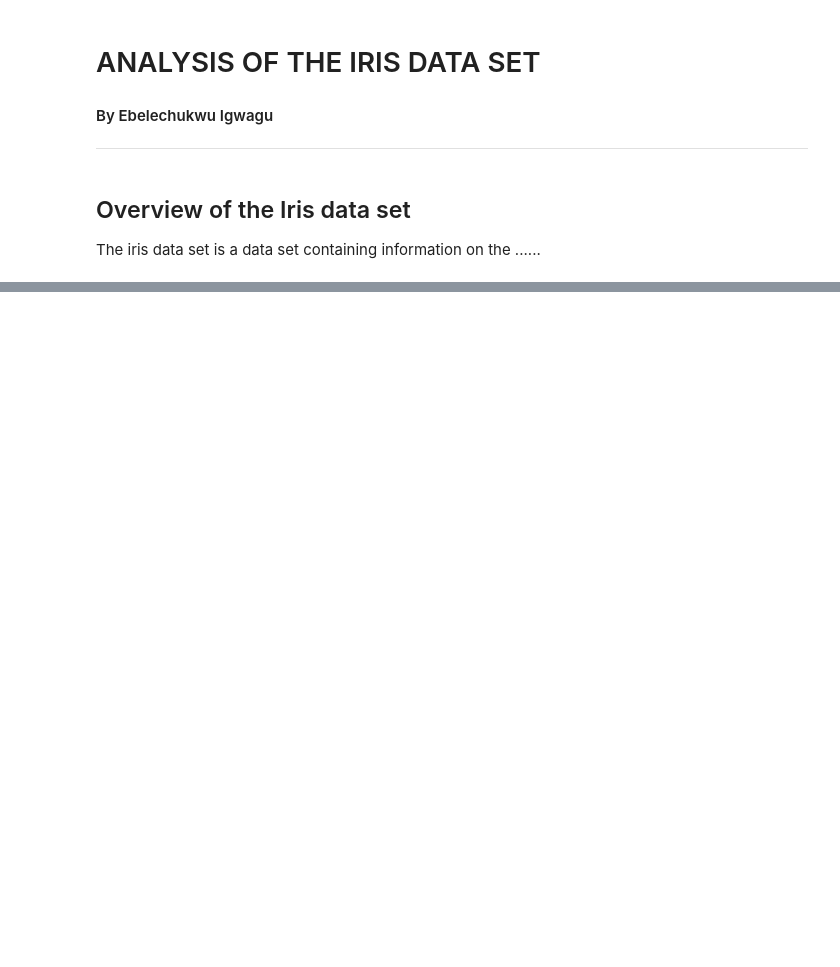
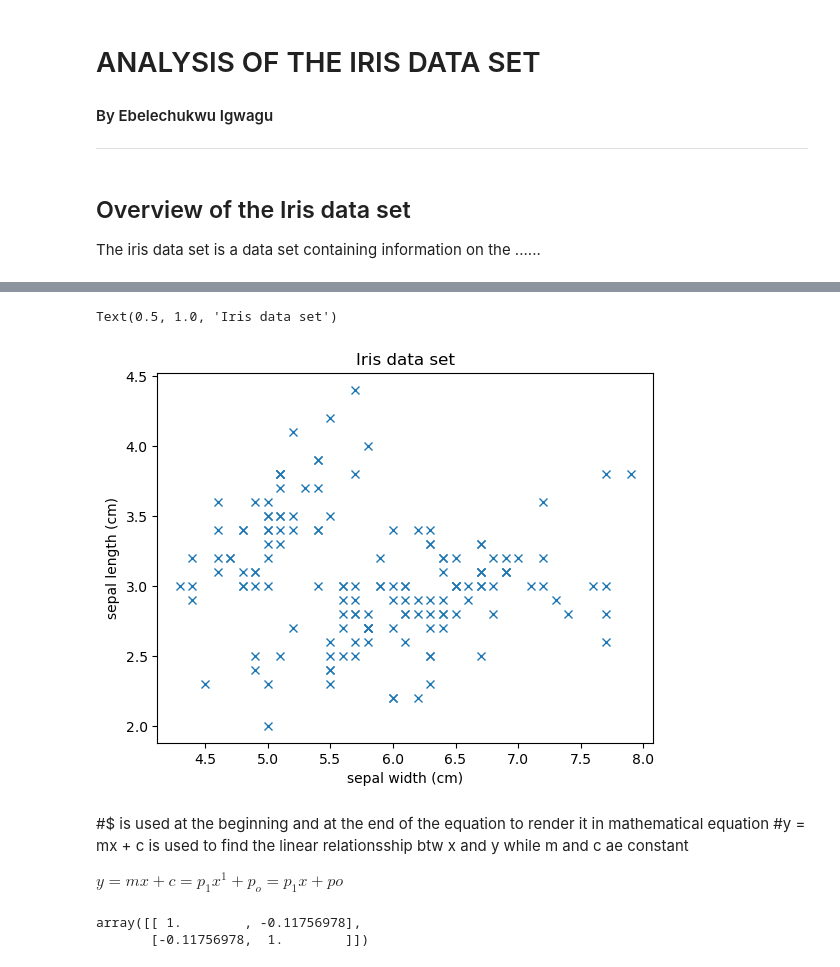
Before and after one commit to Gtalen/pands-project, a Jupyter notebook: iris.ipynb, the cells around one changed output, grey strips where cells are left out. Drawn from its saved outputs; the diff is of its cells as text; code cells hidden in the pictures; blank space fills up the shorter version.

```diff
--- a/iris.ipynb
+++ b/iris.ipynb
@@ -19,0 +56,3 @@ import numpy as np
+# %%
+slen = iris['sepal_length']
+print (slen)
@@ -19,0 +72,3 @@ import numpy as np
+# %%
+swidth = iris['sepal_width']
+print (swidth)
@@ -19,0 +88,3 @@ import numpy as np
+# %%
+sepLen = slen.to_numpy()
+print (sepLen)
@@ -19,0 +101,3 @@ import numpy as np
+# %%
+sepWidth = swidth.to_numpy()
+print (sepWidth)
@@ -19,0 +114,21 @@ import numpy as np
+# %%
+#stateless
+fig, ax = plt.subplots()
+ax.plot(sepLen, sepWidth, 'x')
+ax.set_xlabel('sepal width (cm)')
+ax.set_ylabel('sepal length (cm)')
+ax.set_title('Iris data set')
+#setting the axis limit
+#x limit
+#ax.set_xlim(0, 8)
+#y limits
+#ax.set_ylim(20, 65)
+#add best fit line
+# %% [output]
+Text(0.5, 1.0, 'Iris data set')
+[figure, added]
+# %% [markdown]
+#$ is used at the beginning and at the end of the equation  to render it in mathematical equation
+#y = mx + c is used to find the linear relationsship btw x and y while m and c ae constant
+
+$ y = mx + c = p_1x^1 + p_o = p_1 x + po $
@@ -19,0 +140,7 @@ import numpy as np
+# %%
+#getting the correlation coefficient between the sepal lengt and sepal width
+np.corrcoef(sepLen, sepWidth)
+#laered website for correlation coefficient
+# %% [output]
+array([[ 1.        , -0.11756978],
+       [-0.11756978,  1.        ]])
```
Also changed, not shown: parts of 13 cells of this notebook.
